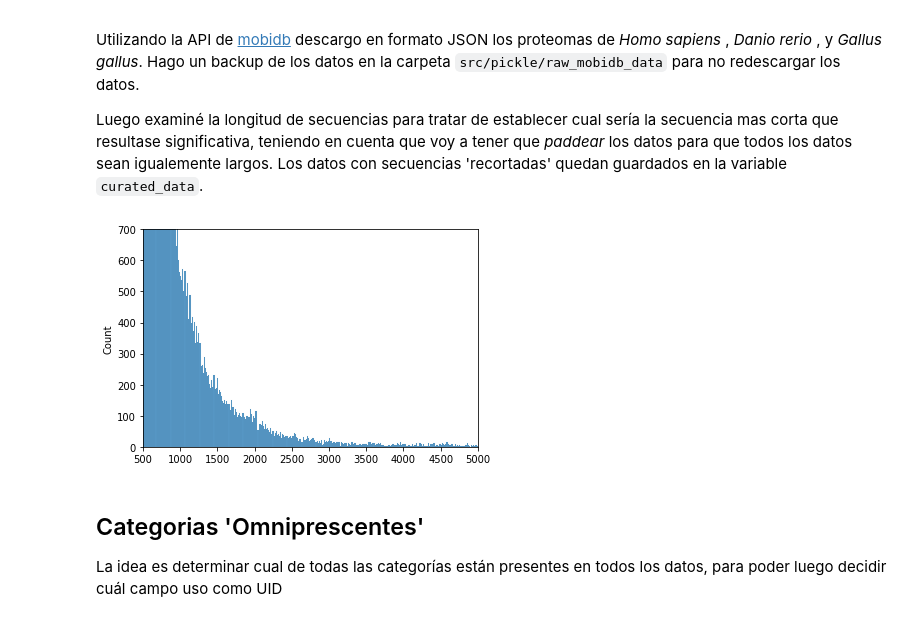
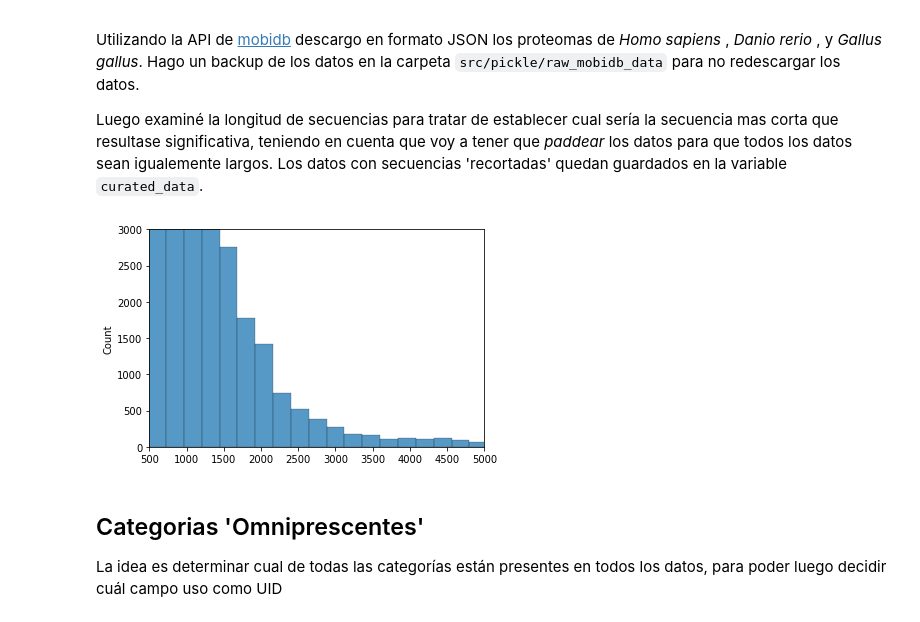
Before and after one commit to egonik-unlp/tp_curso_ml, a Jupyter notebook: src/preprocessing.ipynb, the cells around one changed output. Cells and saved outputs as stored; diff of their text form; code cells hidden in the pictures.

```diff
--- a/src/preprocessing.ipynb
+++ b/src/preprocessing.ipynb
@@ -45,12 +45,12 @@ seqlengths=[len(sequence) for sequence in sequences]
 # %%
 sl=sorted(seqlengths)
 # %%
-sns.histplot(sl)
-plt.ylim(top=700)
+sns.histplot(sl, bins=150)
+plt.ylim(top=3000)
 plt.xlim((500,5000))
 plt.savefig('../misc/plots/plot_protsize.png')
 # %% [output]
-[figure, old version]
+[figure, new version]
 # %%
 curated_data=[]
 for n,node in enumerate(proteome_data):
```
Also changed, not shown: parts of 17 cells of this notebook, 8 other files.
